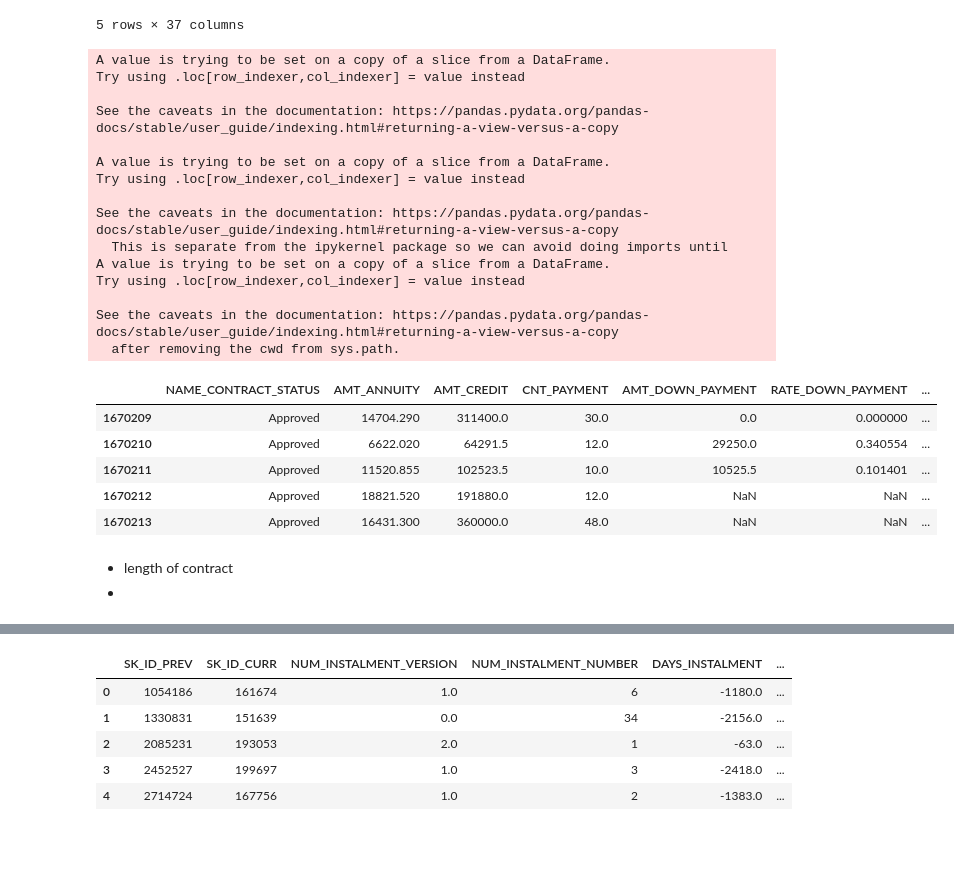
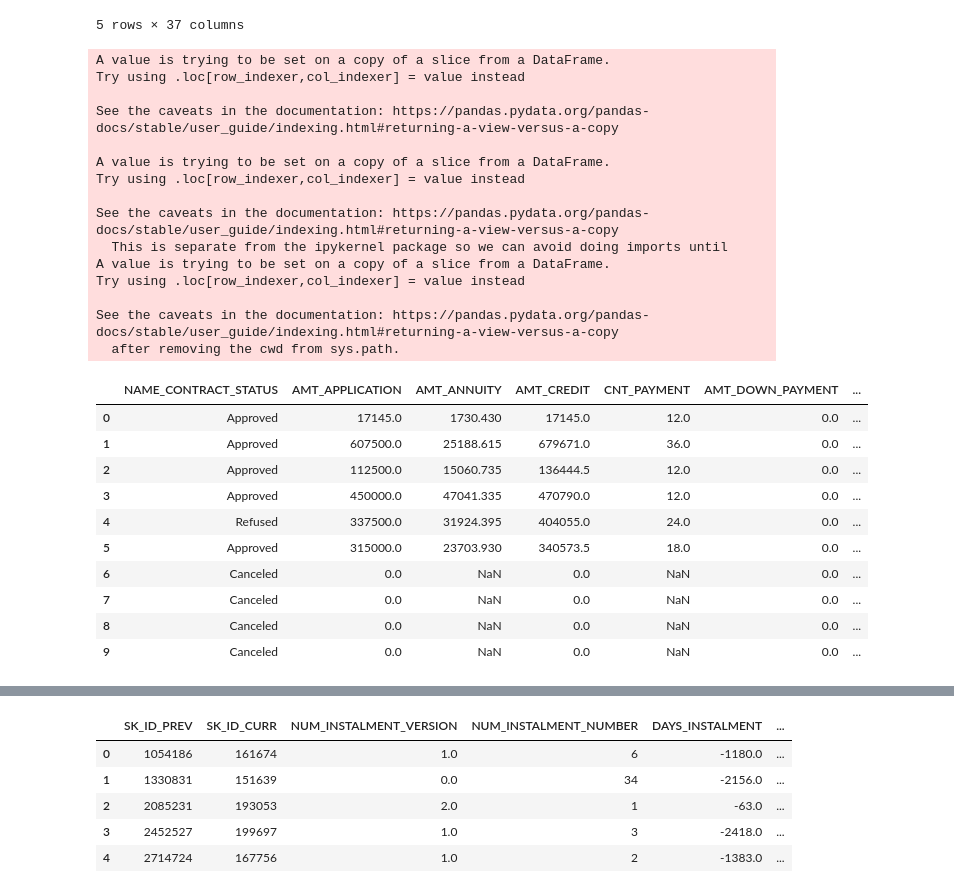
Before and after one commit to Antonio-Avila/Home-Credit-Default, a Jupyter notebook: Previous_Apps.ipynb, the cells around one changed output, grey strips where cells are left out. Drawn from its saved outputs; the diff is of its cells as text; code cells hidden in the pictures; blank space fills up the shorter version.

Commit message:
Firther investigated previous payments

```diff
--- a/Previous_Apps.ipynb
+++ b/Previous_Apps.ipynb
@@ -40,0 +31,3 @@ prev_app.head()
+# %%
+prev_app.AMT_DOWN_PAYMENT.fillna(0, inplace = True)
+prev_app.head(15)
@@ -203,33 +210,35 @@ prev_app.head()
 | 4 | 1784265 | 202054 | Cash loans | 31924.395 | 337500.0 | 404055.0 | ... |
 5 rows × 37 columns
 # %%
-pmts = prev_app[["NAME_CONTRACT_STATUS", "AMT_ANNUITY", "AMT_CREDIT", "CNT_PAYMENT", "AMT_DOWN_PAYMENT", "RATE_DOWN_PAYMENT", "RATE_INTEREST_PRIMARY", "RATE_INTEREST_PRIVILEGED"]]
-pmts["term_plus_annuity"] = pmts.AMT_ANNUITY.mul(pmts.CNT_PAYMENT)
+pmts = prev_app[["NAME_CONTRACT_STATUS", "AMT_APPLICATION", "AMT_ANNUITY", "AMT_CREDIT", "CNT_PAYMENT", "AMT_DOWN_PAYMENT", "RATE_DOWN_PAYMENT", "RATE_INTEREST_PRIMARY", "RATE_INTEREST_PRIVILEGED"]]
+pmts["term_plus_annuity"] = pmts.AMT_ANNUITY.mul(pmts.CNT_PAYMENT) + pmts.AMT_DOWN_PAYMENT
 pmts["interest_paid"] = pmts.term_plus_annuity - pmts.AMT_CREDIT
 pmts["int_rate"] = pmts.interest_paid.div( pmts.AMT_CREDIT )
-pmts.tail()
+pmts.head(10)
 # %% [output]
 A value is trying to be set on a copy of a slice from a DataFrame.
 Try using .loc[row_indexer,col_indexer] = value instead
 
 See the caveats in the documentation: https://pandas.pydata.org/pandas-docs/stable/user_guide/indexing.html#returning-a-view-versus-a-copy
 
 A value is trying to be set on a copy of a slice from a DataFrame.
 Try using .loc[row_indexer,col_indexer] = value instead
 
 See the caveats in the documentation: https://pandas.pydata.org/pandas-docs/stable/user_guide/indexing.html#returning-a-view-versus-a-copy
   This is separate from the ipykernel package so we can avoid doing imports until
 A value is trying to be set on a copy of a slice from a DataFrame.
 Try using .loc[row_indexer,col_indexer] = value instead
 
 See the caveats in the documentation: https://pandas.pydata.org/pandas-docs/stable/user_guide/indexing.html#returning-a-view-versus-a-copy
   after removing the cwd from sys.path.
-|  | NAME_CONTRACT_STATUS | AMT_ANNUITY | AMT_CREDIT | CNT_PAYMENT | AMT_DOWN_PAYMENT | RATE_DOWN_PAYMENT | ... |
-| 1670209 | Approved | 14704.290 | 311400.0 | 30.0 | 0.0 | 0.000000 | ... |
-| 1670210 | Approved | 6622.020 | 64291.5 | 12.0 | 29250.0 | 0.340554 | ... |
-| 1670211 | Approved | 11520.855 | 102523.5 | 10.0 | 10525.5 | 0.101401 | ... |
-| 1670212 | Approved | 18821.520 | 191880.0 | 12.0 | NaN | NaN | ... |
-| 1670213 | Approved | 16431.300 | 360000.0 | 48.0 | NaN | NaN | ... |
+|  | NAME_CONTRACT_STATUS | AMT_APPLICATION | AMT_ANNUITY | AMT_CREDIT | CNT_PAYMENT | AMT_DOWN_PAYMENT | ... |
+| 0 | Approved | 17145.0 | 1730.430 | 17145.0 | 12.0 | 0.0 | ... |
+| 1 | Approved | 607500.0 | 25188.615 | 679671.0 | 36.0 | 0.0 | ... |
+| 2 | Approved | 112500.0 | 15060.735 | 136444.5 | 12.0 | 0.0 | ... |
+| 3 | Approved | 450000.0 | 47041.335 | 470790.0 | 12.0 | 0.0 | ... |
+| 4 | Refused | 337500.0 | 31924.395 | 404055.0 | 24.0 | 0.0 | ... |
+| 5 | Approved | 315000.0 | 23703.930 | 340573.5 | 18.0 | 0.0 | ... |
+| 6 | Canceled | 0.0 | NaN | 0.0 | NaN | 0.0 | ... |
+| 7 | Canceled | 0.0 | NaN | 0.0 | NaN | 0.0 | ... |
+| 8 | Canceled | 0.0 | NaN | 0.0 | NaN | 0.0 | ... |
+| 9 | Canceled | 0.0 | NaN | 0.0 | NaN | 0.0 | ... |
-# %% [markdown]
-- length of contract
--
```
Also changed, not shown: parts of 18 cells of this notebook.
